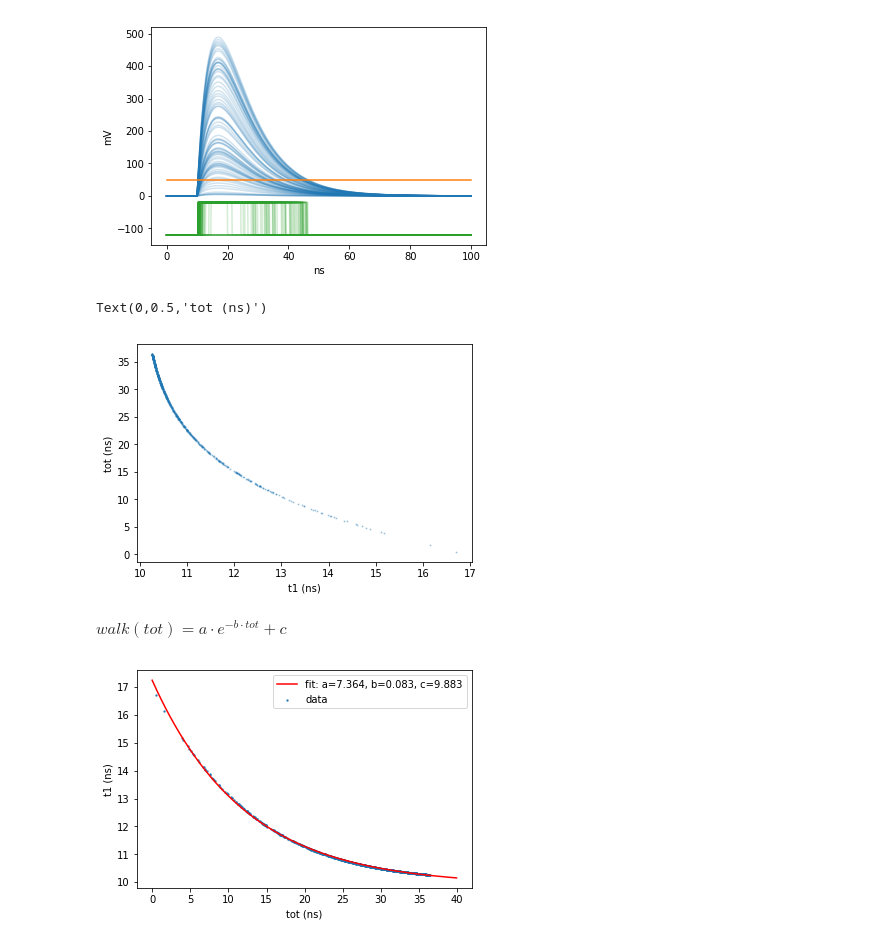
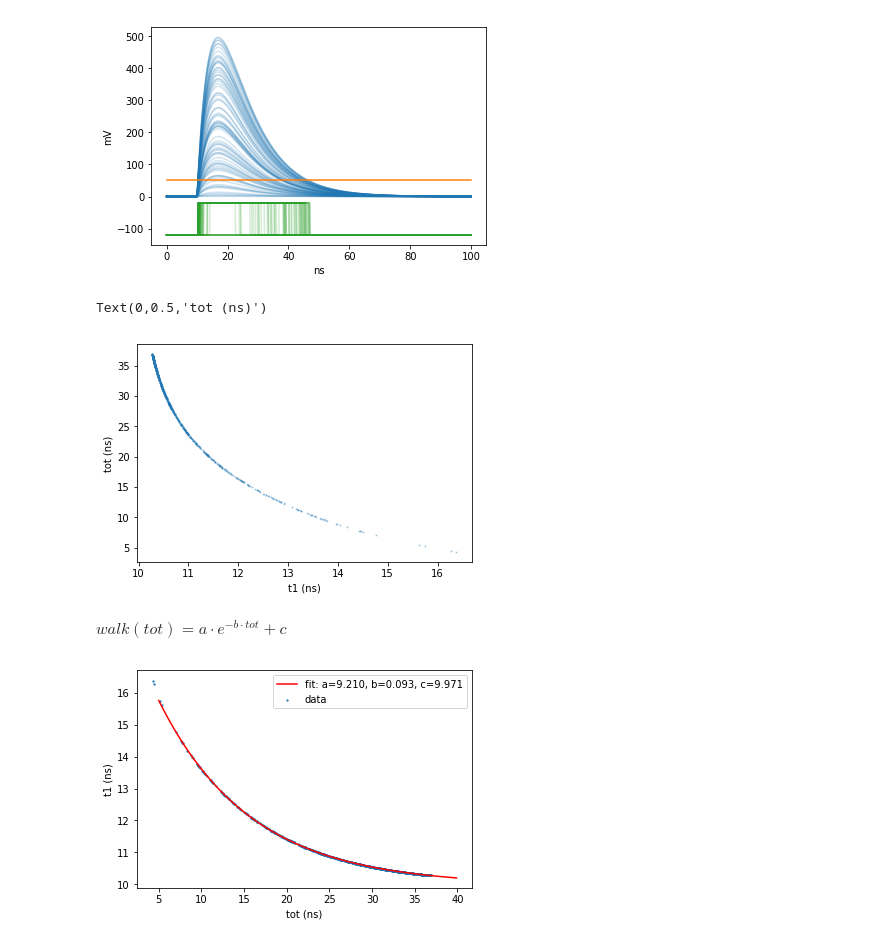
Before and after one commit to acidbourbon/lab_bench, a Jupyter notebook: workdir/jupyter/software_examples/soft_discriminator_walk_theory_noiseless.ipynb, the cells around one changed output. Cells and saved outputs as stored; diff of their text form; code cells hidden in the pictures.

```diff
--- a/workdir/jupyter/software_examples/soft_discriminator_walk_theory_noiseless.ipynb
+++ b/workdir/jupyter/software_examples/soft_discriminator_walk_theory_noiseless.ipynb
@@ -23,11 +23,11 @@ delay = 10e-9
 det = detector_signal_function(t, Q, tau1, tau2, delay)
 
 noise = 0e-3
+noise_bw = 1e9
 
+hyst = 5e-3
 
-hyst = 0e-3
-
-y = det + noise*np.random.normal(size=len(t))
+y = add_noise(t,det,rms=noise,bw=noise_bw)
 
 thresh = 50e-3
 
@@ -54,7 +54,8 @@ tot_list = []
 
 for i in range(0,1000):
 
-  y = random.random()*det + noise*np.random.normal(size=len(t))
+  y = random.random()*det
+  y = add_noise(t,y,rms=noise,bw=noise_bw)
   discr, t1, tot = discriminate(t,y,thresh,hysteresis=hyst)
   t1_list  += [t1]
   tot_list += [tot]
@@ -71,41 +72,41 @@ plt.show()
 t1 = np.array(t1_list)
 tot = np.array(tot_list)
 # %% [output]
-[figure, old version]
+[figure, new version]
 # %%
 plt.scatter(t1*1e9,tot*1e9, s=1, alpha=0.3)
 plt.xlabel("t1 (ns)")
 plt.ylabel("tot (ns)")
 # %% [output]
 Text(0,0.5,'tot (ns)')
-[figure, old version]
+[figure, new version]
 # %%
 
 def t1_walk(x, a,b,c):
     return a*np.exp(-b*(x))+c
 
 
 xdata = tot*1e9
 ydata = t1*1e9
 
-mask = ~np.isnan(xdata) & ~np.isnan(ydata)
+mask = ~np.isnan(xdata) & ~np.isnan(ydata) & (xdata >5)
 xdata = xdata[mask]
 ydata = ydata[mask]
 
-plot_x = np.arange(0,40,0.1)
+plot_x = np.arange(5,40,0.1)
 
 popt, pcov = curve_fit(t1_walk, xdata, ydata, p0 = [1,1,1])
 
 display(Math(r'walk(tot) = a\cdot e^{-b\cdot tot}+c '))
 
 plt.plot(plot_x, t1_walk(plot_x, *popt), 'r-',         label='fit: a=%5.3f, b=%5.3f, c=%5.3f' % tuple(popt))
 plt.scatter(tot*1e9,t1*1e9, s=2, alpha=0.8,label="data")
 plt.ylabel("t1 (ns)")
 plt.xlabel("tot (ns)")
 plt.legend()
 plt.show()
 # %% [output]
 $\displaystyle walk(tot) = a\cdot e^{-b\cdot tot}+c $
-[figure, old version]
+[figure, new version]
 # %%
 #end
```
Also changed, not shown: parts of 1 cell of this notebook, 2 other files.
